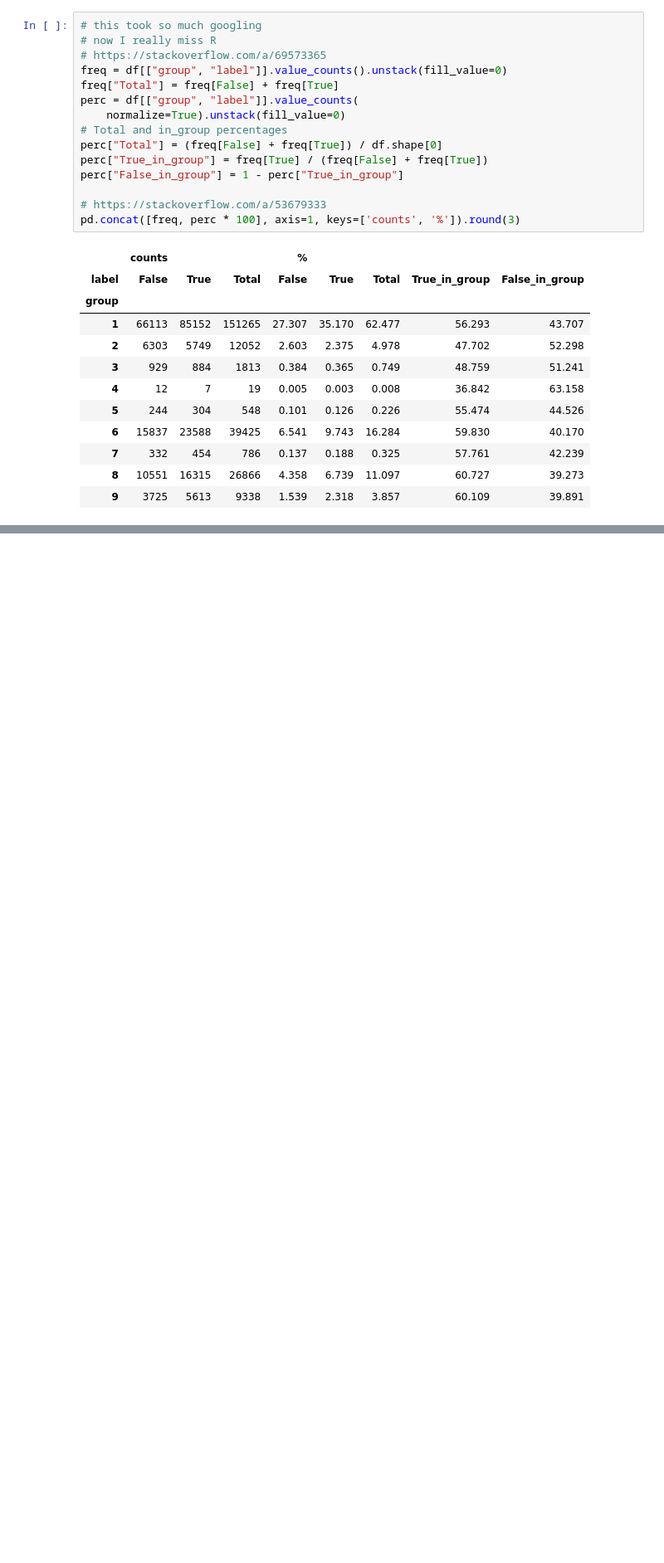
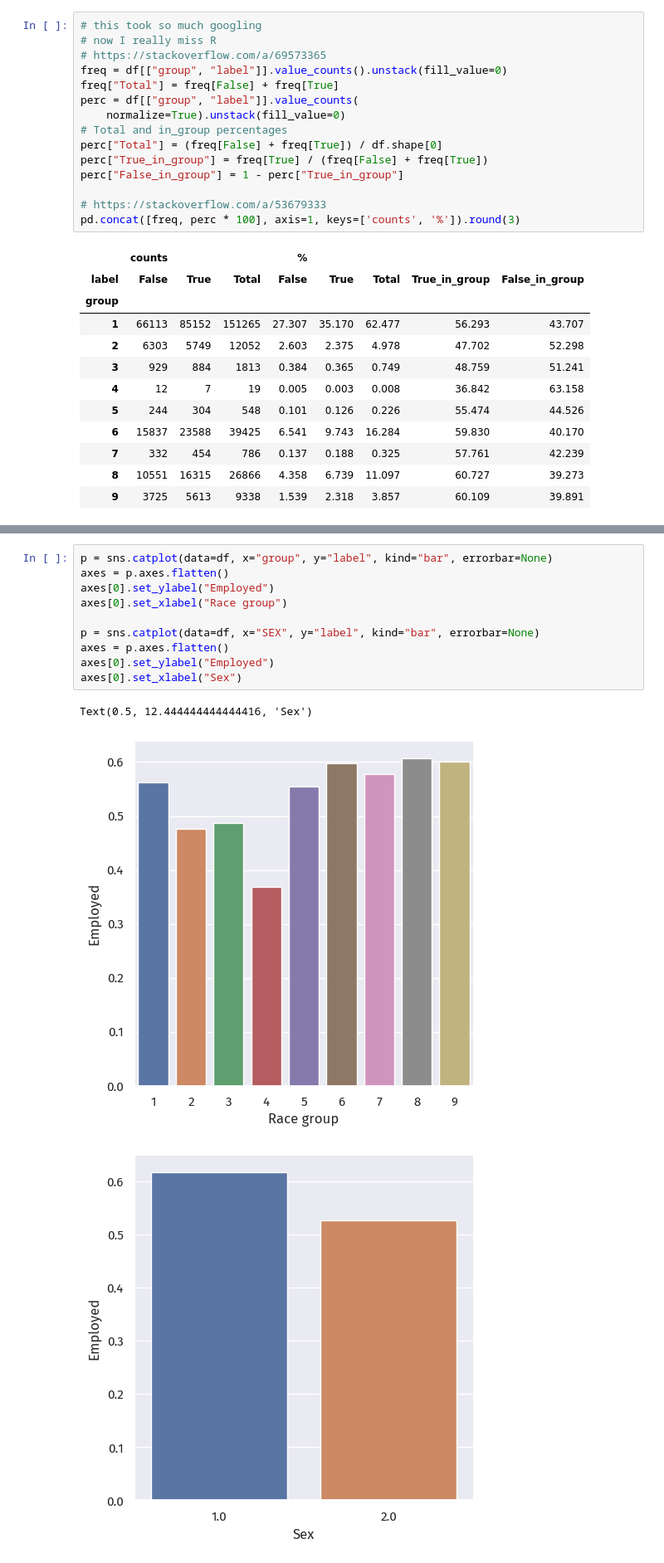
Before and after one commit to doabell/451-blog, a Jupyter notebook: posts/auditing-bias/index.ipynb, the cells around one changed output, grey strips where cells are left out. Shown: that part at 83% size. Drawn from its saved outputs; the diff is of its cells as text; blank space fills up the shorter version.

```diff
--- a/posts/auditing-bias/index.ipynb
+++ b/posts/auditing-bias/index.ipynb
@@ -230,3 +230,17 @@ Inside group 1, 56.293% are employed, so 43.707% are not.
 We now look at employment data that is broken out by our group variable (race) and other variables.
 
 First, employment by race and sex:
+# %%
+p = sns.catplot(data=df, x="group", y="label", kind="bar", errorbar=None)
+axes = p.axes.flatten()
+axes[0].set_ylabel("Employed")
+axes[0].set_xlabel("Race group")
+
+p = sns.catplot(data=df, x="SEX", y="label", kind="bar", errorbar=None)
+axes = p.axes.flatten()
+axes[0].set_ylabel("Employed")
+axes[0].set_xlabel("Sex")
+# %% [output]
+Text(0.5, 12.444444444444416, 'Sex')
+[figure, added]
+[figure, added]
```
Also changed, not shown: parts of 10 cells of this notebook, 1 other file.
